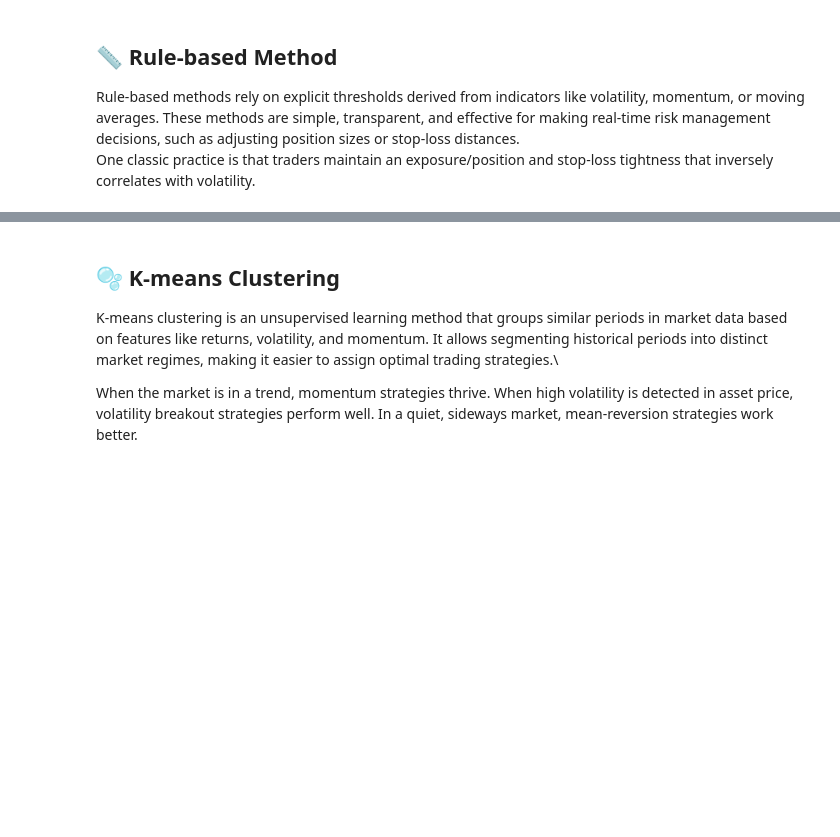
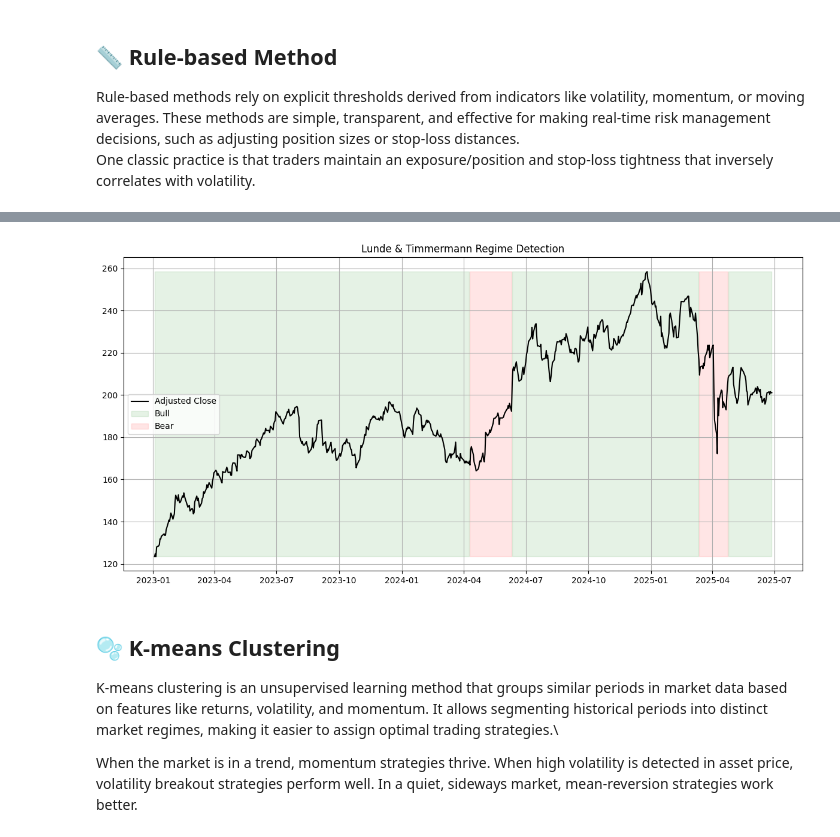
Before and after one commit to Lawrence2005/Finovax-Quantitative-Researcher-Internship-Summer-2025, a Jupyter notebook: Market-Regime-Detection-via-Markov-Model-Week2/explorations.ipynb, the cells around one changed output, grey strips where cells are left out. Saved outputs shown, nothing was run; the diff lists cells and outputs as text; code cells hidden in the pictures; blank space fills up the shorter version.

```diff
--- a/Market-Regime-Detection-via-Markov-Model-Week2/explorations.ipynb
+++ b/Market-Regime-Detection-via-Markov-Model-Week2/explorations.ipynb
@@ -55,0 +146,5 @@ data.head()
+# %%
+# Detect regime
+lt_df = detect_lt_regime("AAPL", "2023-01-01", "2025-06-27")
+
+lt_df.head()
@@ -56,3 +158,20 @@ data.head()
+# %%
+# Plotting
+plt.figure(figsize=(12, 6))
+plt.plot(lt_df.index, lt_df['adjClose'], label='Adjusted Close', color='black')
+
+plt.fill_between(lt_df.index, lt_df['adjClose'].min(), lt_df['adjClose'].max(),
+                 where=(lt_df['regime'] == 'Bull'), color='green', alpha=0.1, label='Bull')
+plt.fill_between(lt_df.index, lt_df['adjClose'].min(), lt_df['adjClose'].max(),
+                 where=(lt_df['regime'] == 'Bear'), color='red', alpha=0.1, label='Bear')
+
+plt.title("Lunde & Timmermann Regime Detection")
+plt.legend()
+plt.grid(True)
+plt.tight_layout()
+plt.show()
+# %% [output]
+[figure, added]
 # %% [markdown]
 ## 🫧 K-means Clustering
 K-means clustering is an unsupervised learning method that groups similar periods in market data based on features like returns, volatility, and momentum. It allows segmenting historical periods into distinct market regimes, making it easier to assign optimal trading strategies.\
```
Also changed, not shown: parts of 5 cells of this notebook.
